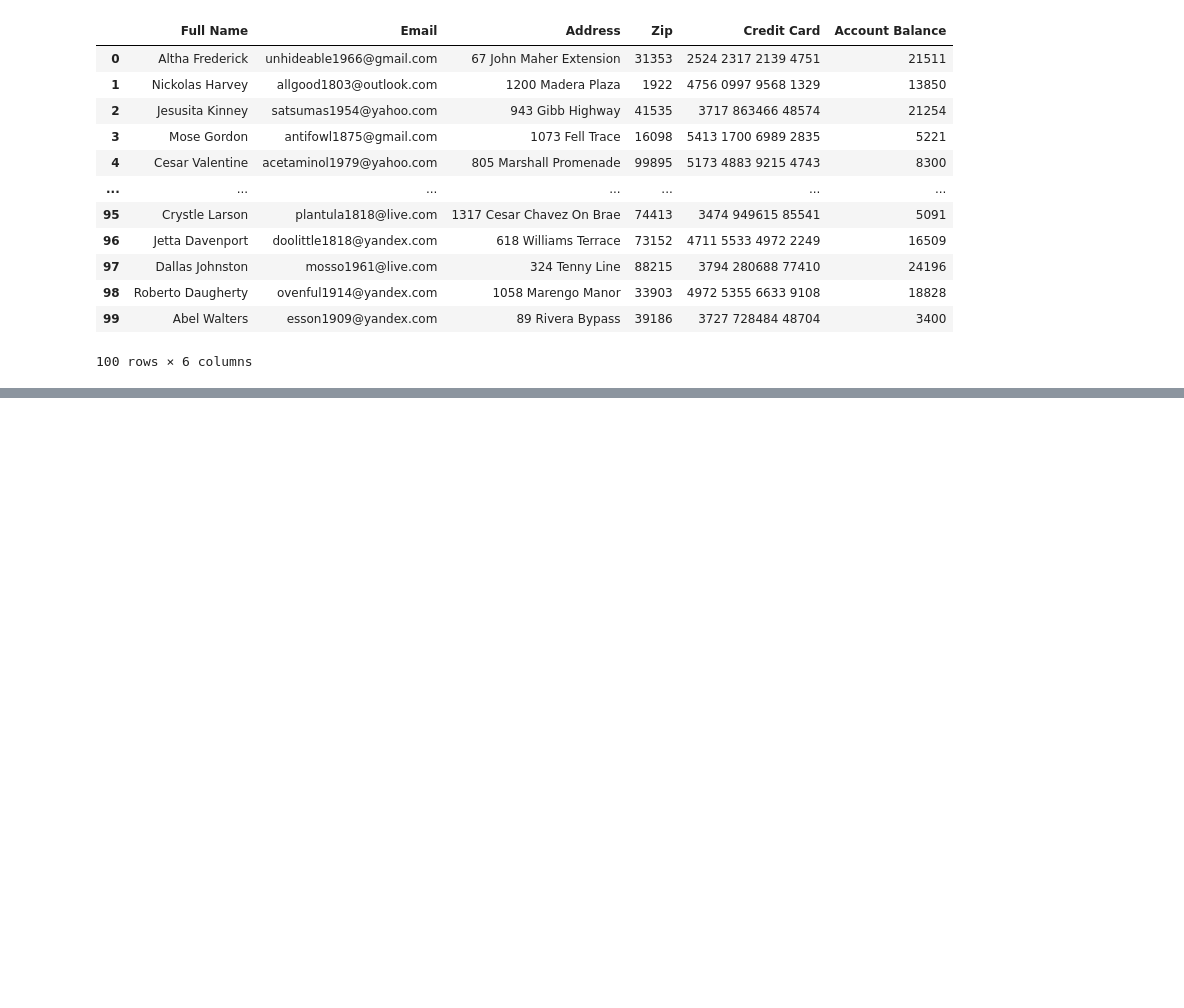
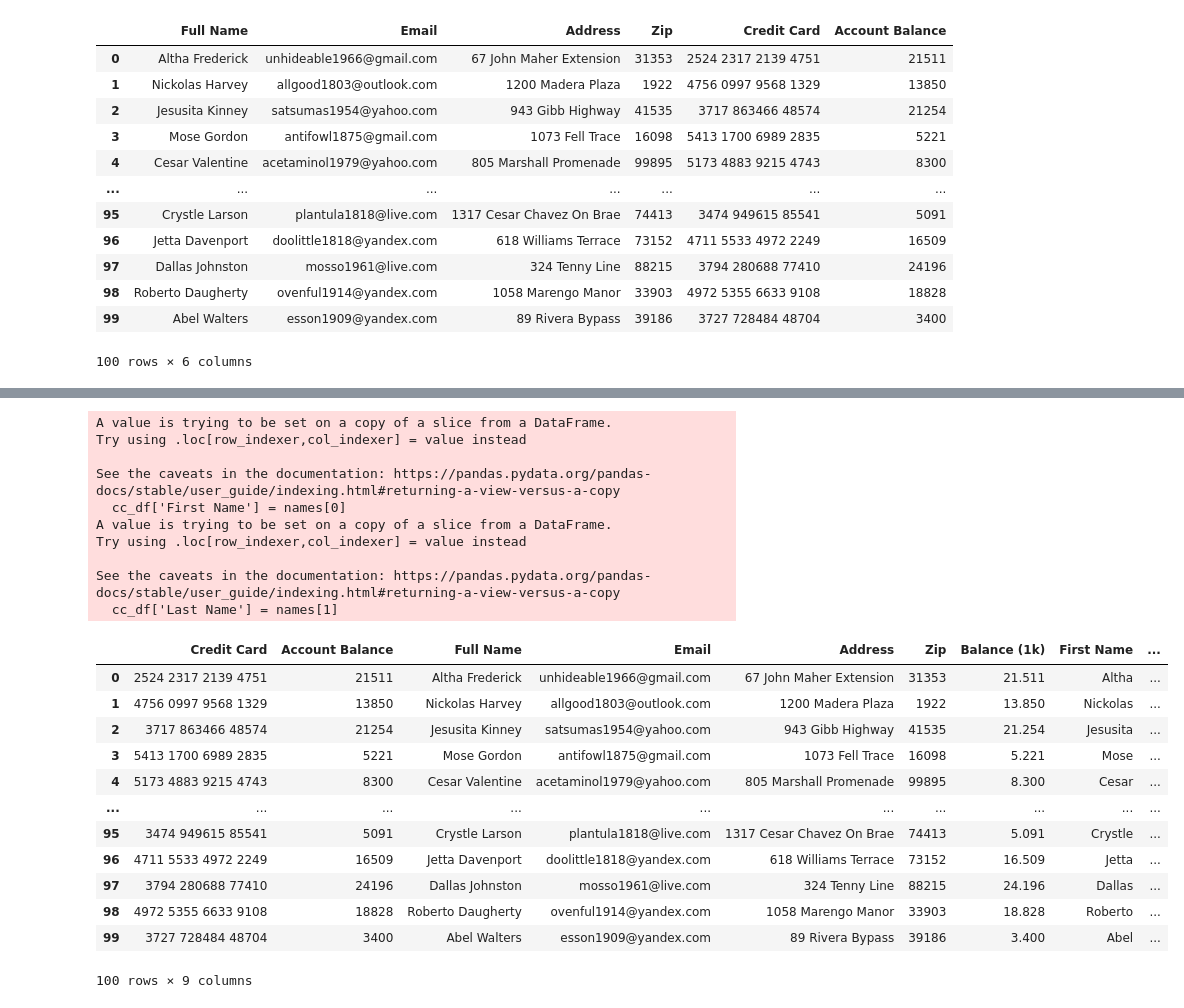
Before and after one commit to SkyRanger05/Online-Course-12-12-22, a Jupyter notebook: UC_BERKLEY_BOOTCAMP_FinTech_coding-exercises/Module3/Activities/03-Ins_Columns/Unsolved/column_manipulation.ipynb, the cells around one changed output, grey strips where cells are left out. Cells and saved outputs as stored; diff of their text form; code cells hidden in the pictures; blank space fills up the shorter version.

Commit message:
Added new dataframe exercise

```diff
--- a/UC_BERKLEY_BOOTCAMP_FinTech_coding-exercises/Module3/Activities/03-Ins_Columns/Unsolved/column_manipulation.ipynb
+++ b/UC_BERKLEY_BOOTCAMP_FinTech_coding-exercises/Module3/Activities/03-Ins_Columns/Unsolved/column_manipulation.ipynb
@@ -37,6 +37,6 @@ customer_dataframe
 # %%
 # Another way to fix column.
 cc_df = pd.read_csv(csvpath)
-cc_df = cc_df.rename(columns={"FullName": "Full Name", "CreditCard": "Credit Card"})
+cc_df = cc_df.rename(columns={"FullName": "Full Name", "CreditCard": "Credit Card", 'Balance': 'Account Balance'})
 cc_df
 # %% [output]
@@ -55,0 +59,5 @@ cc_df
+# %%
+cc_df = cc_df[
+    ['Credit Card', 'Account Balance','Full Name', 'Email', 'Address', 'Zip', ]
+]
+cc_df
@@ -55,0 +80,3 @@ cc_df
+# %%
+cc_df['Balance (1k)'] = cc_df['Account Balance'] / 1000
+cc_df
@@ -55,0 +104,3 @@ cc_df
+# %%
+names = cc_df['Full Name'].str.split(" ", expand=True)
+names.head()
@@ -55,0 +144,28 @@ cc_df
+# %%
+cc_df['First Name'] = names[0]
+cc_df['Last Name'] = names[1]
+cc_df
+# %% [output]
+A value is trying to be set on a copy of a slice from a DataFrame.
+Try using .loc[row_indexer,col_indexer] = value instead
+
+See the caveats in the documentation: https://pandas.pydata.org/pandas-docs/stable/user_guide/indexing.html#returning-a-view-versus-a-copy
+  cc_df['First Name'] = names[0]
+A value is trying to be set on a copy of a slice from a DataFrame.
+Try using .loc[row_indexer,col_indexer] = value instead
+
+See the caveats in the documentation: https://pandas.pydata.org/pandas-docs/stable/user_guide/indexing.html#returning-a-view-versus-a-copy
+  cc_df['Last Name'] = names[1]
+|  | Credit Card | Account Balance | Full Name | Email | Address | Zip | Balance (1k) | First Name | ... |
+| 0 | 2524 2317 2139 4751 | 21511 | Altha Frederick | unhideable1966@gmail.com | 67 John Maher Extension | 31353 | 21.511 | Altha | ... |
+| 1 | 4756 0997 9568 1329 | 13850 | Nickolas Harvey | allgood1803@outlook.com | 1200 Madera Plaza | 1922 | 13.850 | Nickolas | ... |
+| 2 | 3717 863466 48574 | 21254 | Jesusita Kinney | satsumas1954@yahoo.com | 943 Gibb Highway | 41535 | 21.254 | Jesusita | ... |
+| 3 | 5413 1700 6989 2835 | 5221 | Mose Gordon | antifowl1875@gmail.com | 1073 Fell Trace | 16098 | 5.221 | Mose | ... |
+| 4 | 5173 4883 9215 4743 | 8300 | Cesar Valentine | acetaminol1979@yahoo.com | 805 Marshall Promenade | 99895 | 8.300 | Cesar | ... |
+| ... | ... | ... | ... | ... | ... | ... | ... | ... | ... |
+| 95 | 3474 949615 85541 | 5091 | Crystle Larson | plantula1818@live.com | 1317 Cesar Chavez On Brae | 74413 | 5.091 | Crystle | ... |
+| 96 | 4711 5533 4972 2249 | 16509 | Jetta Davenport | doolittle1818@yandex.com | 618 Williams Terrace | 73152 | 16.509 | Jetta | ... |
+| 97 | 3794 280688 77410 | 24196 | Dallas Johnston | mosso1961@live.com | 324 Tenny Line | 88215 | 24.196 | Dallas | ... |
+| 98 | 4972 5355 6633 9108 | 18828 | Roberto Daugherty | ovenful1914@yandex.com | 1058 Marengo Manor | 33903 | 18.828 | Roberto | ... |
+| 99 | 3727 728484 48704 | 3400 | Abel Walters | esson1909@yandex.com | 89 Rivera Bypass | 39186 | 3.400 | Abel | ... |
+100 rows × 9 columns
```
Also changed, not shown: parts of 11 cells of this notebook.
